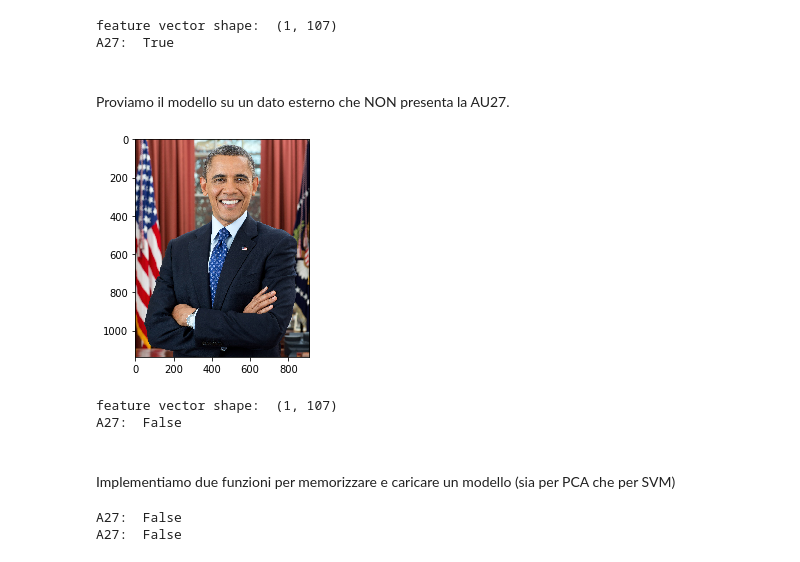
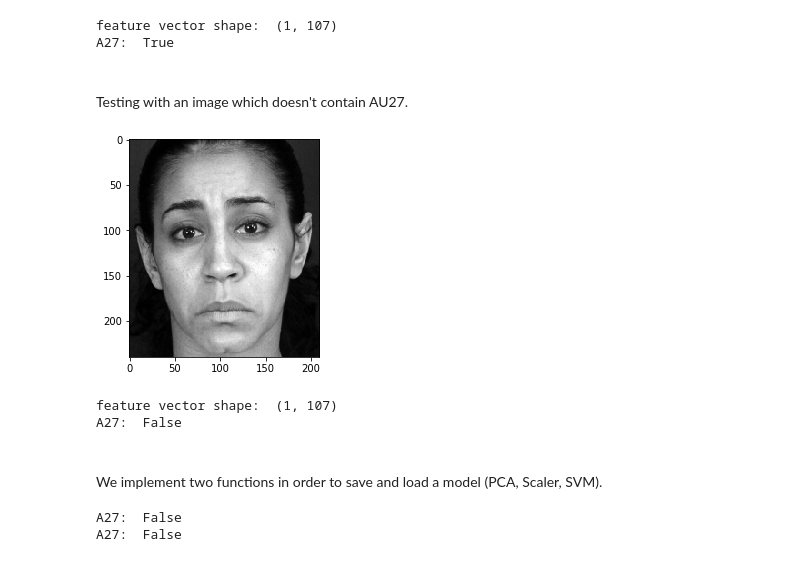
Before and after one commit to lucaArrotta/Python-library-for-Action-Unit-and-Emotion-recognition-with-CNNs-SVMs-and-SVRs, a Jupyter notebook: svm_training.ipynb, the cells around one changed output. Saved outputs shown, nothing was run; the diff lists cells and outputs as text; code cells hidden in the pictures.

```diff
--- a/svm_training.ipynb
+++ b/svm_training.ipynb
@@ -303,23 +302,24 @@ print("A27: ", labels_dict[clf.predict(fd)[0]])
 [figure]
 feature vector shape:  (1, 107)
 A27:  True
-# %% [markdown]
-<br>
-Proviamo il modello su un dato esterno che NON presenta la AU27.
+# %% [markdown]
+<br>
+Testing with an image which doesn't contain AU27.
 # %%
-show_image_from_path("images/obama.jpg")
-fd = apply_pipeline("images/obama.jpg")
+show_image_from_path("images/test_sadness.jpg")
+fd = apply_pipeline("images/test_sadness.jpg")
 fd = pca.transform(fd.reshape(1,-1))
+fd = scaler.transform(fd)
 
 print("feature vector shape: ", fd.shape)
 print("A27: ", labels_dict[clf.predict(fd)[0]])
 # %% [output]
-[figure, old version]
+[figure, new version]
 feature vector shape:  (1, 107)
 A27:  False
-# %% [markdown]
-<br>
-Implementiamo due funzioni per memorizzare e caricare un modello (sia per PCA che per SVM)
+# %% [markdown]
+<br>
+We implement two functions in order to save and load a model (PCA, Scaler, SVM).
 # %%
 from sklearn.externals import joblib
 models_path = "models"
```
Also changed, not shown: parts of 41 cells of this notebook, 8 other files.
